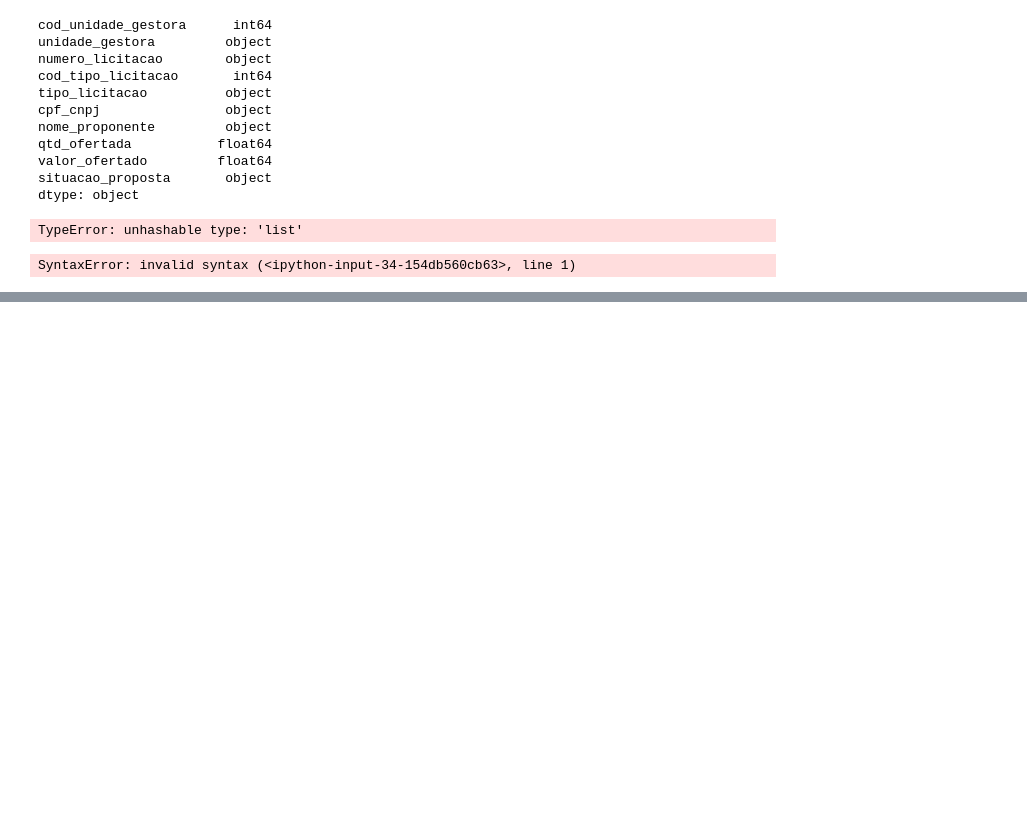
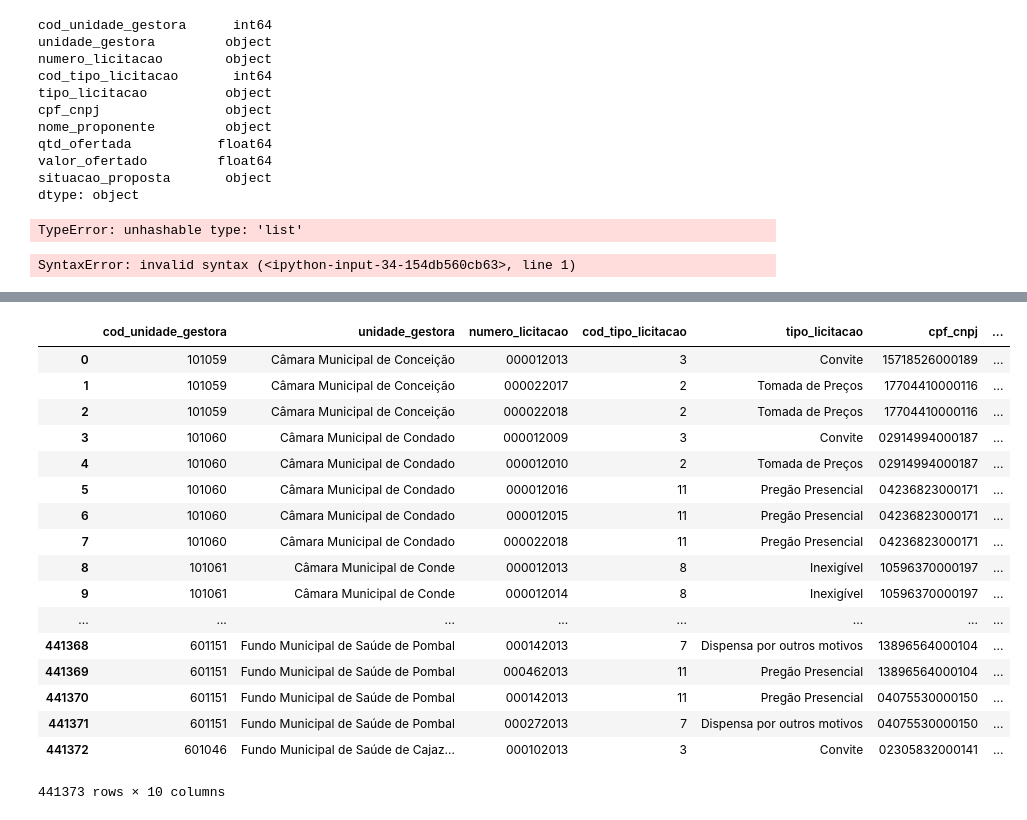
Before and after one commit to labdados/tec-cid, a Jupyter notebook: analise/junho/junho01.ipynb, the cells around one changed output, grey strips where cells are left out. Saved outputs shown, nothing was run; the diff lists cells and outputs as text; code cells hidden in the pictures; blank space fills up the shorter version.

Commit message:
bug dtype

```diff
--- a/analise/junho/junho01.ipynb
+++ b/analise/junho/junho01.ipynb
@@ -67,3 +67,7 @@ lic = pd.read_csv("licitacao.txt", sep="|", {('cod_unidade_gestora','numero_lici
             ('unidade_gestora', 'tipo_licitacao', 'cpf_cnpj', 'nome_proponente', 'situacao_proposta', dtype='string')})
 # %% [output]
 SyntaxError: invalid syntax (<ipython-input-34-154db560cb63>, line 1)
+# %%
+lic = pd.read_csv("licitacao.txt", sep="|", dtype={'cod_unidade_gestora': int,'numero_licitacao': int,'cod_tipo_licitacao': int,'qtd_ofertada': int,
+                                                   'unidade_gestora': str, 'tipo_licitacao': str, 'cpf_cnpj': str,
+                                                   'nome_proponente': str, 'situacao_proposta': str})
@@ -69,0 +90,21 @@ SyntaxError: invalid syntax (<ipython-input-34-154db560cb63>, line 1)
+# %%
+lic
+# %% [output]
+|  | cod_unidade_gestora | unidade_gestora | numero_licitacao | cod_tipo_licitacao | tipo_licitacao | cpf_cnpj | ... |
+| 0 | 101059 | Câmara Municipal de Conceição | 000012013 | 3 | Convite | 15718526000189 | ... |
+| 1 | 101059 | Câmara Municipal de Conceição | 000022017 | 2 | Tomada de Preços | 17704410000116 | ... |
+| 2 | 101059 | Câmara Municipal de Conceição | 000022018 | 2 | Tomada de Preços | 17704410000116 | ... |
+| 3 | 101060 | Câmara Municipal de Condado | 000012009 | 3 | Convite | 02914994000187 | ... |
+| 4 | 101060 | Câmara Municipal de Condado | 000012010 | 2 | Tomada de Preços | 02914994000187 | ... |
+| 5 | 101060 | Câmara Municipal de Condado | 000012016 | 11 | Pregão Presencial | 04236823000171 | ... |
+| 6 | 101060 | Câmara Municipal de Condado | 000012015 | 11 | Pregão Presencial | 04236823000171 | ... |
+| 7 | 101060 | Câmara Municipal de Condado | 000022018 | 11 | Pregão Presencial | 04236823000171 | ... |
+| 8 | 101061 | Câmara Municipal de Conde | 000012013 | 8 | Inexigível | 10596370000197 | ... |
+| 9 | 101061 | Câmara Municipal de Conde | 000012014 | 8 | Inexigível | 10596370000197 | ... |
+| ... | ... | ... | ... | ... | ... | ... | ... |
+| 441368 | 601151 | Fundo Municipal de Saúde de Pombal | 000142013 | 7 | Dispensa por outros motivos | 13896564000104 | ... |
+| 441369 | 601151 | Fundo Municipal de Saúde de Pombal | 000462013 | 11 | Pregão Presencial | 13896564000104 | ... |
+| 441370 | 601151 | Fundo Municipal de Saúde de Pombal | 000142013 | 11 | Pregão Presencial | 04075530000150 | ... |
+| 441371 | 601151 | Fundo Municipal de Saúde de Pombal | 000272013 | 7 | Dispensa por outros motivos | 04075530000150 | ... |
+| 441372 | 601046 | Fundo Municipal de Saúde de Cajaz... | 000102013 | 3 | Convite | 02305832000141 | ... |
+441373 rows × 10 columns
```
Also changed, not shown: parts of 2 cells of this notebook.
